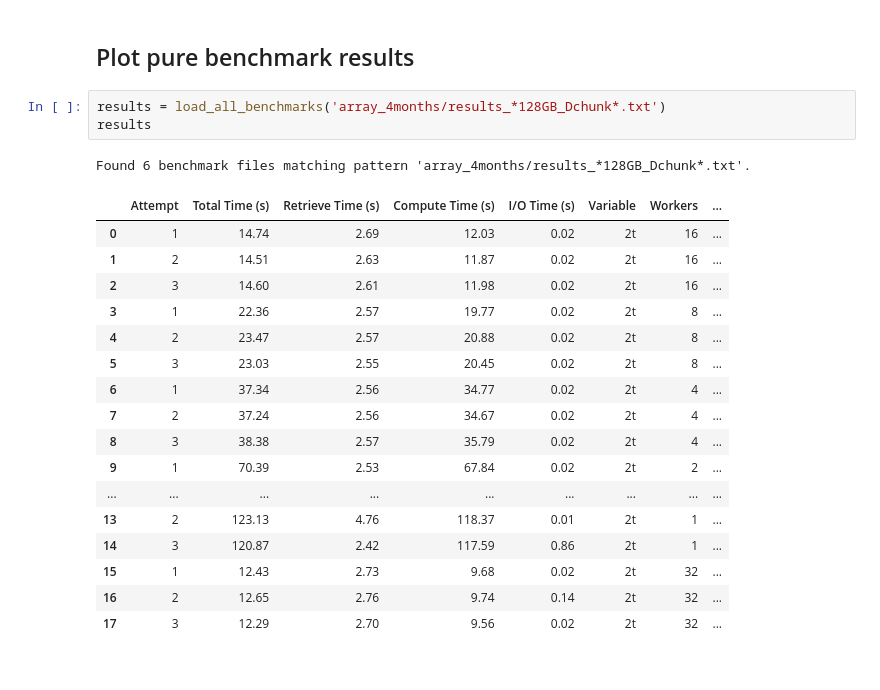
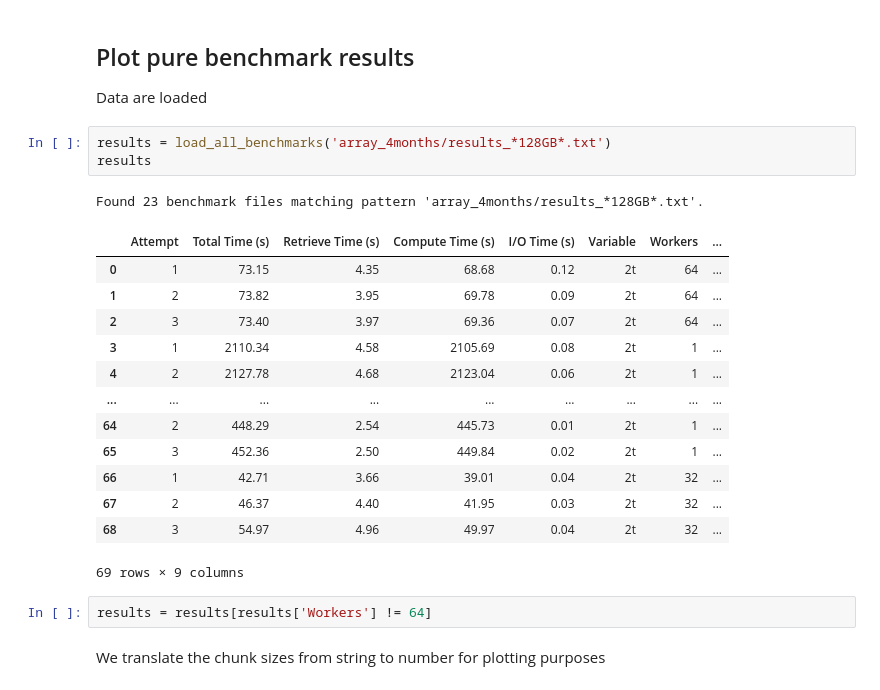
Before and after one commit to koldunovn/high_res_data_access, a Jupyter notebook: aqua-scripts/simple_reader/plots_4months.ipynb, the cells around one changed output. Saved outputs shown, nothing was run; the diff lists cells and outputs as text.

```diff
--- a/aqua-scripts/simple_reader/plots_4months.ipynb
+++ b/aqua-scripts/simple_reader/plots_4months.ipynb
@@ -14,27 +19,29 @@ from aqua.graphics import ConfigStyle
 # %% [markdown]
 ## Plot pure benchmark results
+
+Data are loaded
 # %%
-results = load_all_benchmarks('array_4months/results_*128GB_Dchunk*.txt')
+results = load_all_benchmarks('array_4months/results_*128GB*.txt')
 results
 # %% [output]
-Found 6 benchmark files matching pattern 'array_4months/results_*128GB_Dchunk*.txt'.
+Found 23 benchmark files matching pattern 'array_4months/results_*128GB*.txt'.
 |  | Attempt | Total Time (s) | Retrieve Time (s) | Compute Time (s) | I/O Time (s) | Variable | Workers | ... |
-| 0 | 1 | 14.74 | 2.69 | 12.03 | 0.02 | 2t | 16 | ... |
-| 1 | 2 | 14.51 | 2.63 | 11.87 | 0.02 | 2t | 16 | ... |
-| 2 | 3 | 14.60 | 2.61 | 11.98 | 0.02 | 2t | 16 | ... |
-| 3 | 1 | 22.36 | 2.57 | 19.77 | 0.02 | 2t | 8 | ... |
-| 4 | 2 | 23.47 | 2.57 | 20.88 | 0.02 | 2t | 8 | ... |
-| 5 | 3 | 23.03 | 2.55 | 20.45 | 0.02 | 2t | 8 | ... |
-| 6 | 1 | 37.34 | 2.56 | 34.77 | 0.02 | 2t | 4 | ... |
-| 7 | 2 | 37.24 | 2.56 | 34.67 | 0.02 | 2t | 4 | ... |
-| 8 | 3 | 38.38 | 2.57 | 35.79 | 0.02 | 2t | 4 | ... |
-| 9 | 1 | 70.39 | 2.53 | 67.84 | 0.02 | 2t | 2 | ... |
+| 0 | 1 | 73.15 | 4.35 | 68.68 | 0.12 | 2t | 64 | ... |
+| 1 | 2 | 73.82 | 3.95 | 69.78 | 0.09 | 2t | 64 | ... |
+| 2 | 3 | 73.40 | 3.97 | 69.36 | 0.07 | 2t | 64 | ... |
+| 3 | 1 | 2110.34 | 4.58 | 2105.69 | 0.08 | 2t | 1 | ... |
+| 4 | 2 | 2127.78 | 4.68 | 2123.04 | 0.06 | 2t | 1 | ... |
 | ... | ... | ... | ... | ... | ... | ... | ... | ... |
-| 13 | 2 | 123.13 | 4.76 | 118.37 | 0.01 | 2t | 1 | ... |
-| 14 | 3 | 120.87 | 2.42 | 117.59 | 0.86 | 2t | 1 | ... |
-| 15 | 1 | 12.43 | 2.73 | 9.68 | 0.02 | 2t | 32 | ... |
-| 16 | 2 | 12.65 | 2.76 | 9.74 | 0.14 | 2t | 32 | ... |
-| 17 | 3 | 12.29 | 2.70 | 9.56 | 0.02 | 2t | 32 | ... |
+| 64 | 2 | 448.29 | 2.54 | 445.73 | 0.01 | 2t | 1 | ... |
+| 65 | 3 | 452.36 | 2.50 | 449.84 | 0.02 | 2t | 1 | ... |
+| 66 | 1 | 42.71 | 3.66 | 39.01 | 0.04 | 2t | 32 | ... |
+| 67 | 2 | 46.37 | 4.40 | 41.95 | 0.03 | 2t | 32 | ... |
+| 68 | 3 | 54.97 | 4.96 | 49.97 | 0.04 | 2t | 32 | ... |
+69 rows × 9 columns
+# %%
+results = results[results['Workers'] != 64]
+# %% [markdown]
+We translate the chunk sizes from string to number for plotting purposes
 # %%
 results_chunk = chunk_translation(results)
 results_chunk
```
Also changed, not shown: parts of 7 cells of this notebook.
